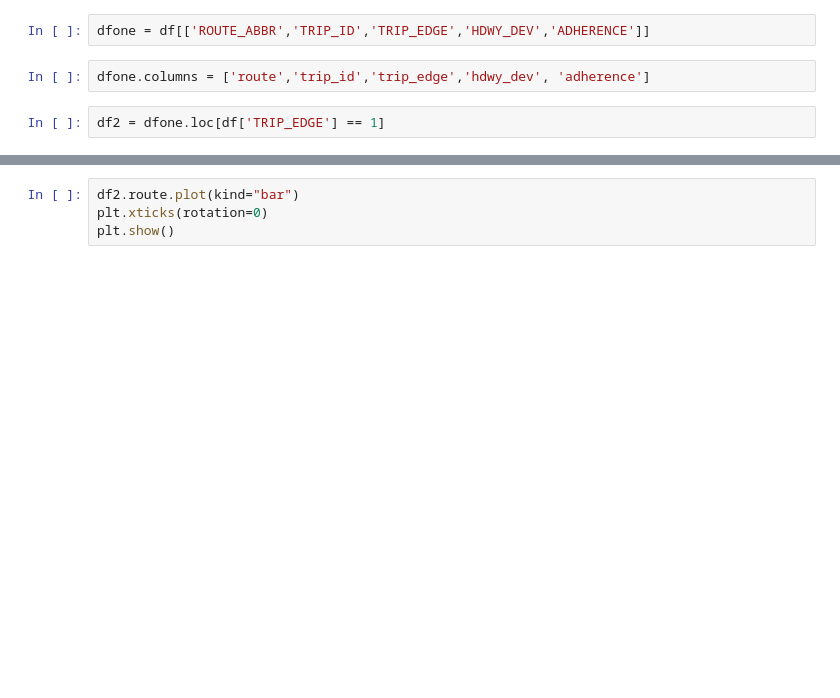
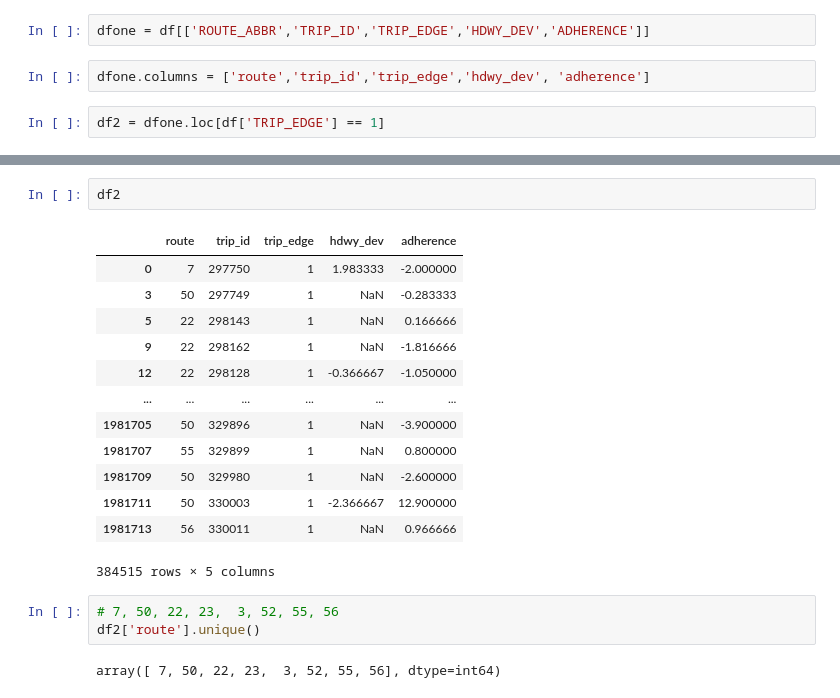
Before and after one commit to NSS-Data-Analytics-Cohort-7/wego-shut_up_and_take_my_query, a Jupyter notebook: notebooks/wego_eda.ipynb, the cells around one changed output, grey strips where cells are left out. Saved outputs shown, nothing was run; the diff lists cells and outputs as text; blank space fills up the shorter version.

```diff
--- a/notebooks/wego_eda.ipynb
+++ b/notebooks/wego_eda.ipynb
@@ -42,4 +183,21 @@ df2.describe()
-# %%
-df2.route.plot(kind="bar")
-plt.xticks(rotation=0)
-plt.show()
+# %%
+df2
+# %% [output]
+|  | route | trip_id | trip_edge | hdwy_dev | adherence |
+| 0 | 7 | 297750 | 1 | 1.983333 | -2.000000 |
+| 3 | 50 | 297749 | 1 | NaN | -0.283333 |
+| 5 | 22 | 298143 | 1 | NaN | 0.166666 |
+| 9 | 22 | 298162 | 1 | NaN | -1.816666 |
+| 12 | 22 | 298128 | 1 | -0.366667 | -1.050000 |
+| ... | ... | ... | ... | ... | ... |
+| 1981705 | 50 | 329896 | 1 | NaN | -3.900000 |
+| 1981707 | 55 | 329899 | 1 | NaN | 0.800000 |
+| 1981709 | 50 | 329980 | 1 | NaN | -2.600000 |
+| 1981711 | 50 | 330003 | 1 | -2.366667 | 12.900000 |
+| 1981713 | 56 | 330011 | 1 | NaN | 0.966666 |
+384515 rows × 5 columns
+# %%
+# 7, 50, 22, 23,  3, 52, 55, 56
+df2['route'].unique()
+# %% [output]
+array([ 7, 50, 22, 23,  3, 52, 55, 56], dtype=int64)
```
Also changed, not shown: parts of 16 cells of this notebook.
